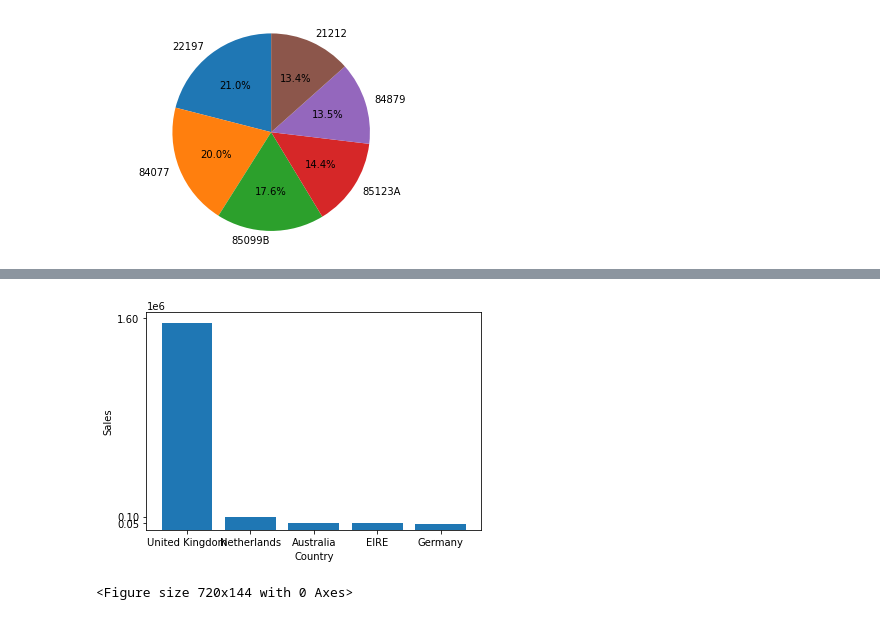
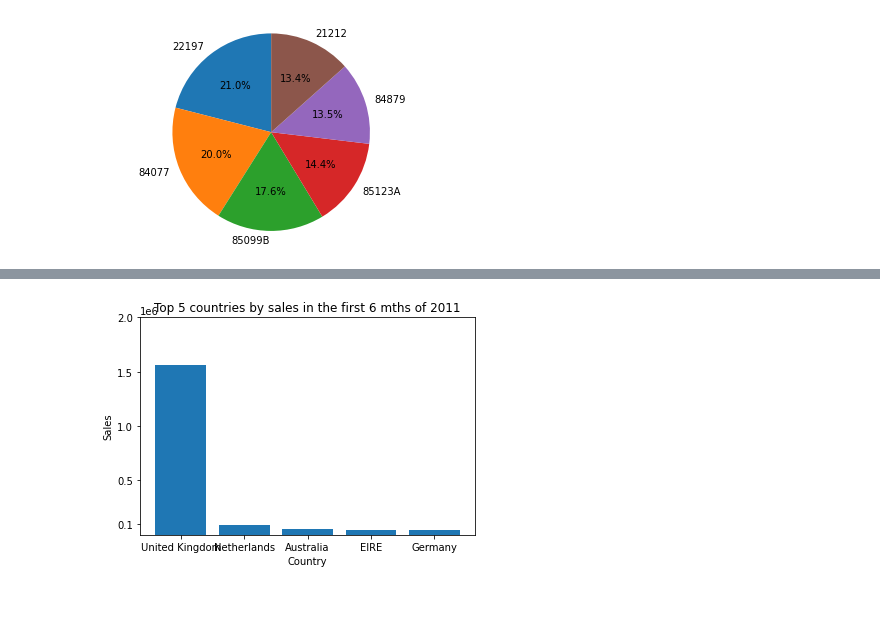
Before and after one commit to georgiev-ventsi/ecommerce-data-analysis, a Jupyter notebook: E-commerce_analysis.ipynb, the cells around one changed output, grey strips where cells are left out. Drawn from its saved outputs; the diff is of its cells as text; code cells hidden in the pictures.

```diff
--- a/E-commerce_analysis.ipynb
+++ b/E-commerce_analysis.ipynb
@@ -60,0 +81,6 @@ dtype: object
+# %%
+# I will drop only the rows that have NaN values in every column.
+main_data = main_data.dropna(how="all")
+main_data.shape
+
+# So, it seems that trete were no such rows, but now, we know it for sure.
@@ -285,8 +313,8 @@ plt.show()
 # %%
 # Find the with most sales to create an audience
 
-def top_country(dataframe):
+def top_country(dataframe, num_top_country):
 
     data_grouped_by_county = dataframe.groupby('Country').sum()
-    data_grouped_by_county = data_grouped_by_county.sort_values(by=['Quantity'], ascending=False)
+    data_grouped_by_county = data_grouped_by_county.sort_values(by=['Quantity'], ascending=False).head(num_top_country)
     return data_grouped_by_county
@@ -303,0 +321,3 @@ top_5_country_h1
+# %%
+top_5_country_h1 = top_country(h1_2011,5)
+top_5_country_h1
@@ -304,11 +332,13 @@ top_5_country_h1
 # %%
+# Plot the top 5 countries by sales in the second 6 mths of 2011
+
 plt.bar(list(top_5_country_h1.index), top_5_country_h1['Quantity'])
 plt.xticks(list(top_5_country_h1.index))
 plt.xlabel('Country')
 plt.ylabel('Sales')
-plt.yticks([50000, 100000, 1600000])
+plt.title('Top 5 countries by sales in the first 6 mths of 2011')
+plt.yticks([100000, 500000, 1000000, 1500000, 2000000])
 
 plt.show()
 # %% [output]
-[figure, old version]
+[figure, new version]
-<Figure size 720x144 with 0 Axes>
```
Also changed, not shown: parts of 18 cells of this notebook.
